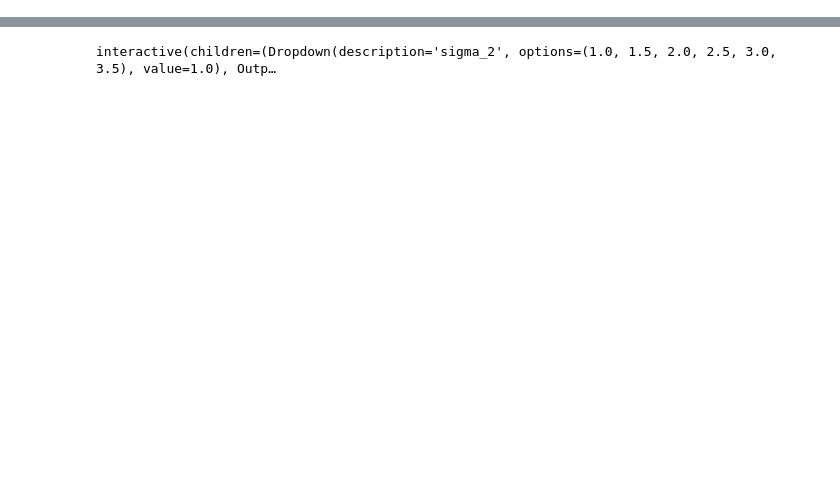
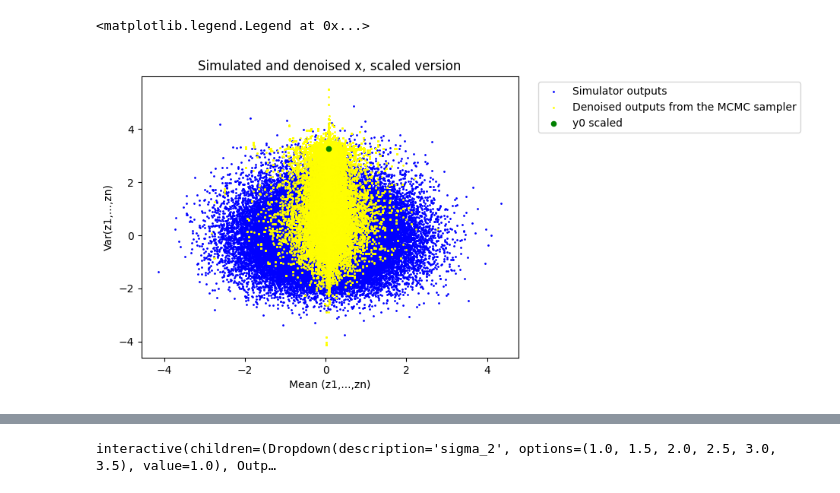
Before and after one commit to MouzaouiMatthieu/PFE, a Jupyter notebook: RNPE.ipynb, the cells around one changed output, grey strips where cells are left out. Drawn from its saved outputs; the diff is of its cells as text; code cells hidden in the pictures; blank space fills up the shorter version.

```diff
--- a/RNPE.ipynb
+++ b/RNPE.ipynb
@@ -397,3 +209,0 @@ device
-# %%
-with torch.no_grad():
-    xm = mcmc(torch.zeros_like(data[summary]["x"][0]).to(device), warm_up_steps, M, y0_scaled.squeeze().to(device), rho, sigma, tau, q_x_NF)
@@ -536,0 +420,43 @@ with tqdm(sigmas_2, unit ='Sigma²', desc='Corruption') as tq:
+# %%
+with torch.no_grad():
+    xm = mcmc(
+        torch.zeros_like(data[summary]["x"][0]).to(device),
+        warm_up_steps,
+        M,
+        y0_scaled.squeeze().to(device),
+        rho,
+        sigma,
+        tau,
+        q_x_NF,
+    )
+# %%
+fig, ax = plt.subplots()
+
+ax.scatter(
+    x=data[summary]["scaled_x"][:, 0].cpu(),
+    y=data[summary]["scaled_x"][:, 1].cpu(),
+    color="blue",
+    label="Simulator outputs",
+    s=1,
+)
+ax.scatter(
+    x=xm[:, 0].cpu(),
+    y=xm[:, 1].cpu(),
+    label="Denoised outputs from the MCMC sampler",
+    color="yellow",
+    s=1,
+)
+ax.scatter(
+    x=y0_scaled.cpu()[:, 0],
+    y=y0_scaled.cpu()[:, 1],
+    label="y0 scaled",
+    color="green",
+    s=20,
+)
+ax.set_xlabel("Mean (z1,...,zn)")
+ax.set_ylabel("Var(z1,...,zn)")
+ax.set_title("Simulated and denoised x, scaled version")
+ax.legend(bbox_to_anchor=(1.04, 1), loc="upper left")
+# %% [output]
+<matplotlib.legend.Legend at 0x...>
+[figure, added]
```
Also changed, not shown: parts of 46 cells of this notebook.
